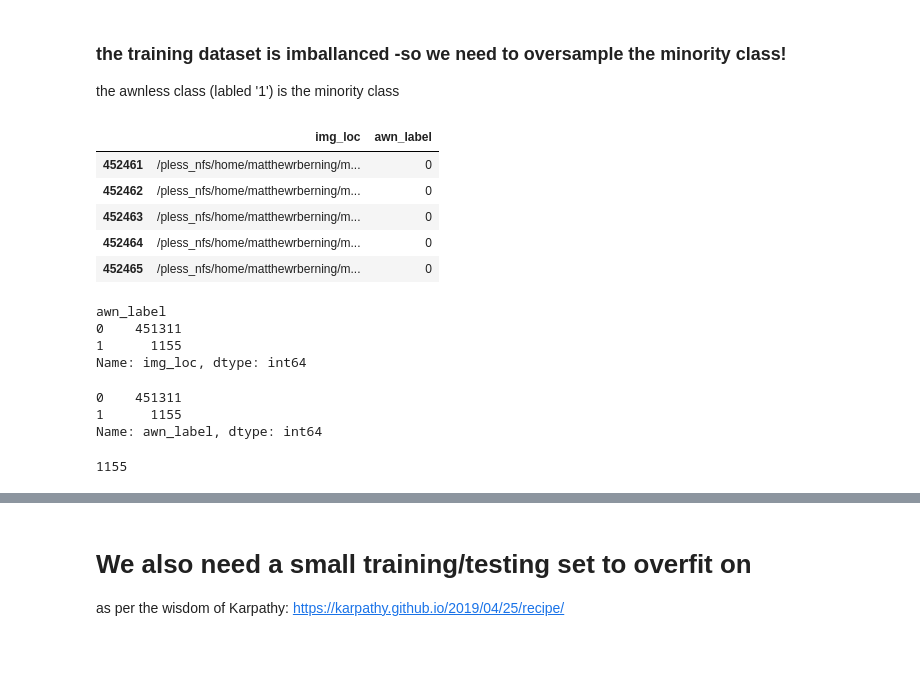
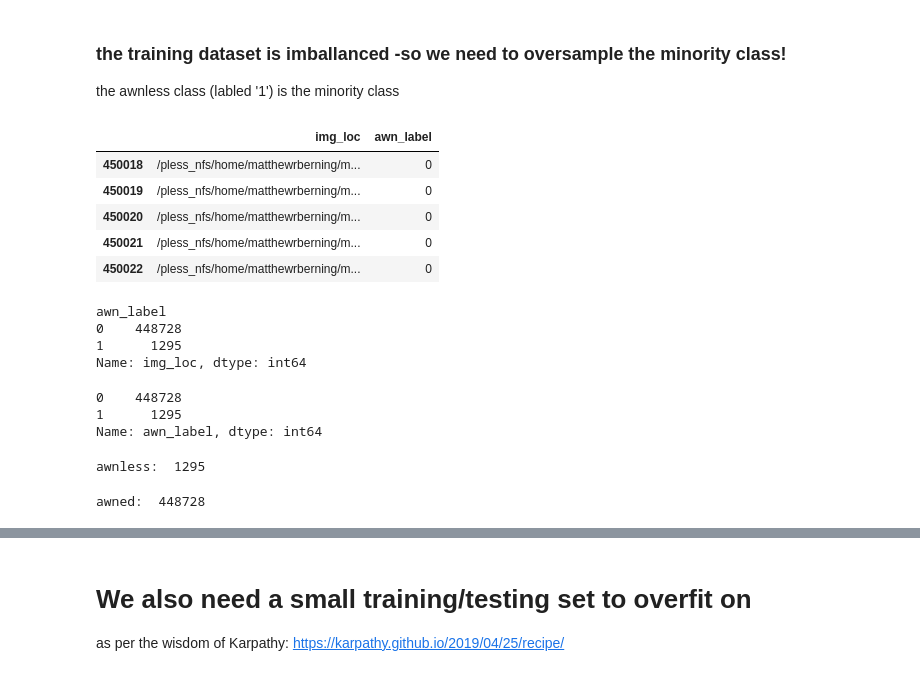
Before and after one commit to matthewrberning/wheat-awn-classification-multiyear, a Jupyter notebook: data/data_structure.ipynb, the cells around one changed output, grey strips where cells are left out. Drawn from its saved outputs; the diff is of its cells as text; code cells hidden in the pictures.

Commit message:
updates to data_structure.ipynb to correct a bug in the oversampling procedure and creation of a new file to test trained models model_evaluation.ipnb

```diff
--- a/data/data_structure.ipynb
+++ b/data/data_structure.ipynb
@@ -581,36 +640,43 @@ See the caveats in the documentation: https://pandas.pydata.org/pandas-docs/stab
 ### the training dataset is imballanced -so we need to oversample the minority class!
 the awnless class (labled '1') is the minority class
 # %%
-df = pd.read_csv('/pless_nfs/home/matthewrberning/wheat-awn-classification-multiyear/data/2019_train_awns.csv')
-df.tail()
+#load the training set from csv
+train_df = pd.read_csv('/pless_nfs/home/matthewrberning/wheat-awn-classification-multiyear/data/2019_train_awns.csv')
+train_df.tail()
 # %% [output]
 |  | img_loc | awn_label |
-| 452461 | /pless_nfs/home/matthewrberning/m... | 0 |
-| 452462 | /pless_nfs/home/matthewrberning/m... | 0 |
-| 452463 | /pless_nfs/home/matthewrberning/m... | 0 |
-| 452464 | /pless_nfs/home/matthewrberning/m... | 0 |
-| 452465 | /pless_nfs/home/matthewrberning/m... | 0 |
+| 450018 | /pless_nfs/home/matthewrberning/m... | 0 |
+| 450019 | /pless_nfs/home/matthewrberning/m... | 0 |
+| 450020 | /pless_nfs/home/matthewrberning/m... | 0 |
+| 450021 | /pless_nfs/home/matthewrberning/m... | 0 |
+| 450022 | /pless_nfs/home/matthewrberning/m... | 0 |
 # %%
-#verify the dataset
-gb = df.groupby("awn_label")["img_loc"].nunique()
-gb
+#verify the dataset is imballanced
+label_gb = train_df.groupby("awn_label")["img_loc"].nunique()
+label_gb
 # %% [output]
 awn_label
-0    451311
-1      1155
+0    448728
+1      1295
 Name: img_loc, dtype: int64
 # %%
-vc = df['awn_label'].value_counts()
+#verify the dataset is imballanced
+label_vc = train_df['awn_label'].value_counts()
+label_vc
+# %% [output]
+0    448728
+1      1295
+Name: awn_label, dtype: int64
-# %%
-vc
-# %% [output]
-0    451311
-1      1155
-Name: awn_label, dtype: int64
 # %%
-vc.loc[1]
+#collect the number of rows with the awnless label '1'
+awnless_num = label_vc.loc[1]
+print("awnless: ", awnless_num)
 # %% [output]
-1155
+awnless:  1295
 # %%
-awn_num = vc.loc[0]
+#collect the number of rows with the awned label '0'
+awned_num = label_vc.loc[0]
+print("awned: ", awned_num)
+# %% [output]
+awned:  448728
 # %%
```
Also changed, not shown: parts of 18 cells of this notebook, 1 other file.
